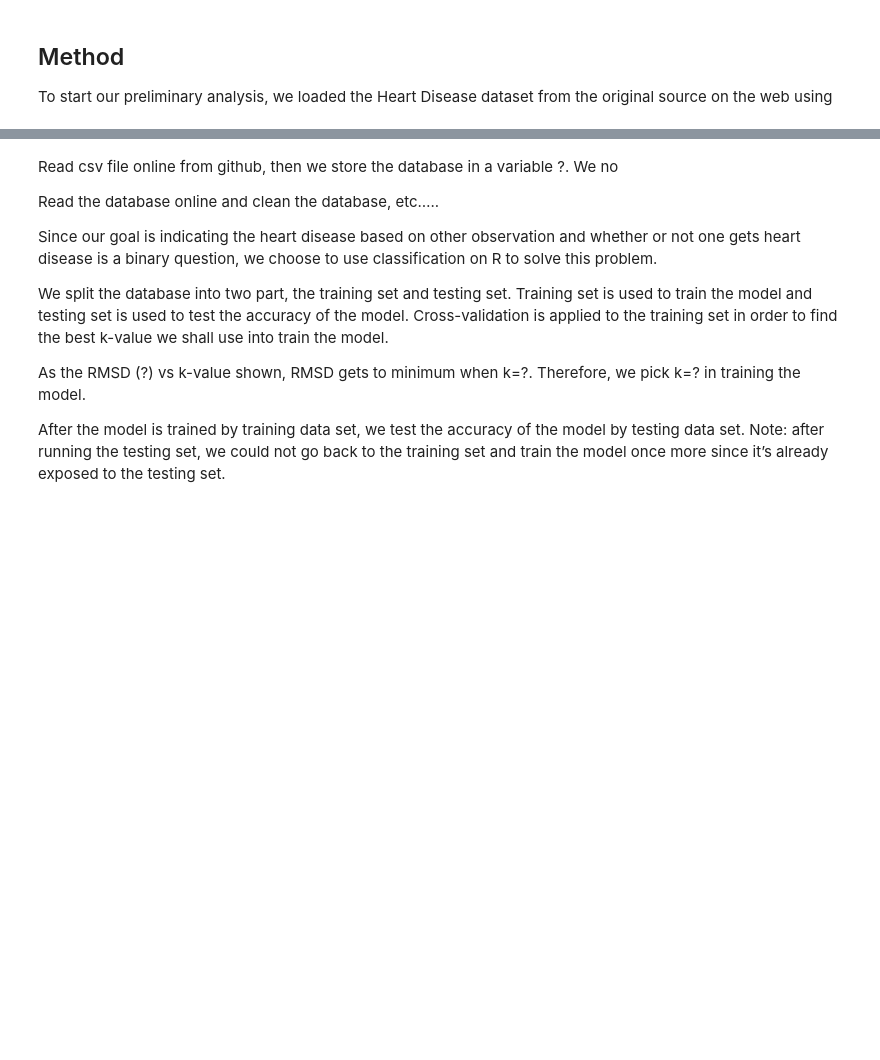
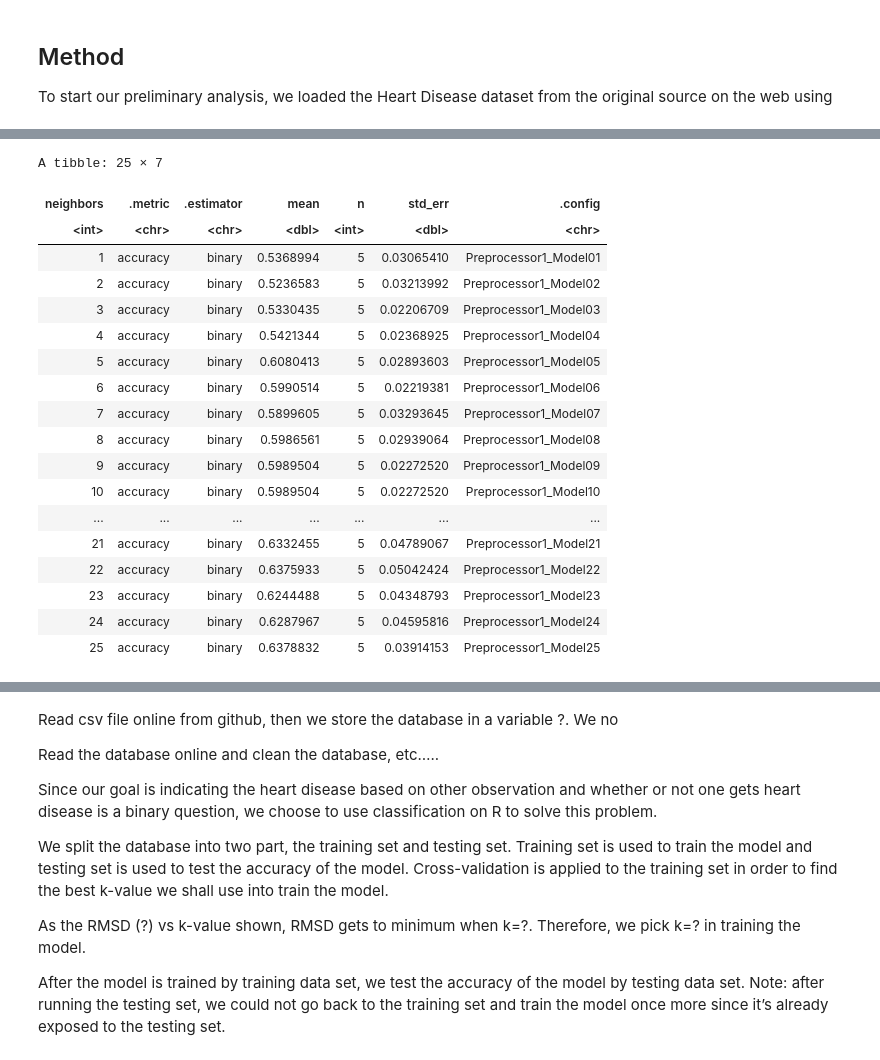
Before and after one commit to mikibarra034/dsci-100-template, a Jupyter notebook: project_report.ipynb, the cells around one changed output, grey strips where cells are left out. Drawn from its saved outputs; the diff is of its cells as text; code cells hidden in the pictures; blank space fills up the shorter version.

```diff
--- a/project_report.ipynb
+++ b/project_report.ipynb
@@ -94,0 +122,42 @@ cleveland_results <- workflow() |>
+# %%
+set.seed(1)
+
+cleveland_recipe <- recipe(Num2 ~ Age + Trestbps, data = cleveland_train) |>
+  step_scale(all_predictors()) |>
+  step_center(all_predictors())
+
+knn_spec <- nearest_neighbor(weight_func = "rectangular", neighbors = tune()) |>
+  set_engine("kknn") |>
+  set_mode("classification")
+
+cleveland_vfold <- vfold_cv(cleveland_train, v = 5, strata = Num2)
+gridvals <- tibble(neighbors = seq(1, 25))
+
+cleveland_results <- workflow() |>
+  add_recipe(cleveland_recipe) |>
+  add_model(knn_spec) |>
+  tune_grid(resamples = cleveland_vfold, grid = gridvals) |>
+  collect_metrics() |>
+  filter(.metric == "accuracy")
+
+cleveland_results
+# %% [output]
+A tibble: 25 × 7
+| neighbors | .metric | .estimator | mean | n | std_err | .config |
+| <int> | <chr> | <chr> | <dbl> | <int> | <dbl> | <chr> |
+| 1 | accuracy | binary | 0.5368994 | 5 | 0.03065410 | Preprocessor1_Model01 |
+| 2 | accuracy | binary | 0.5236583 | 5 | 0.03213992 | Preprocessor1_Model02 |
+| 3 | accuracy | binary | 0.5330435 | 5 | 0.02206709 | Preprocessor1_Model03 |
+| 4 | accuracy | binary | 0.5421344 | 5 | 0.02368925 | Preprocessor1_Model04 |
+| 5 | accuracy | binary | 0.6080413 | 5 | 0.02893603 | Preprocessor1_Model05 |
+| 6 | accuracy | binary | 0.5990514 | 5 | 0.02219381 | Preprocessor1_Model06 |
+| 7 | accuracy | binary | 0.5899605 | 5 | 0.03293645 | Preprocessor1_Model07 |
+| 8 | accuracy | binary | 0.5986561 | 5 | 0.02939064 | Preprocessor1_Model08 |
+| 9 | accuracy | binary | 0.5989504 | 5 | 0.02272520 | Preprocessor1_Model09 |
+| 10 | accuracy | binary | 0.5989504 | 5 | 0.02272520 | Preprocessor1_Model10 |
+| ... | ... | ... | ... | ... | ... | ... |
+| 21 | accuracy | binary | 0.6332455 | 5 | 0.04789067 | Preprocessor1_Model21 |
+| 22 | accuracy | binary | 0.6375933 | 5 | 0.05042424 | Preprocessor1_Model22 |
+| 23 | accuracy | binary | 0.6244488 | 5 | 0.04348793 | Preprocessor1_Model23 |
+| 24 | accuracy | binary | 0.6287967 | 5 | 0.04595816 | Preprocessor1_Model24 |
+| 25 | accuracy | binary | 0.6378832 | 5 | 0.03914153 | Preprocessor1_Model25 |
```
Also changed, not shown: parts of 4 cells of this notebook.
